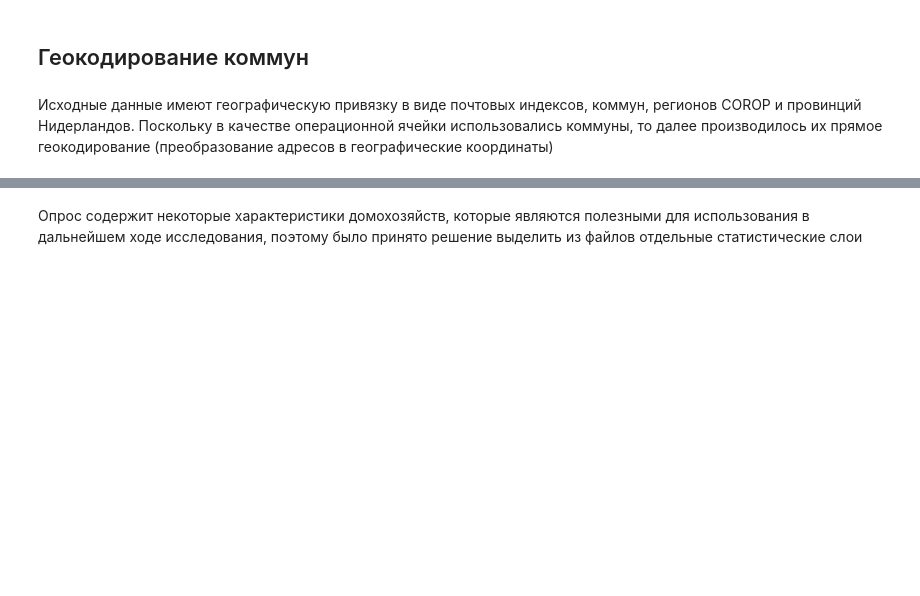
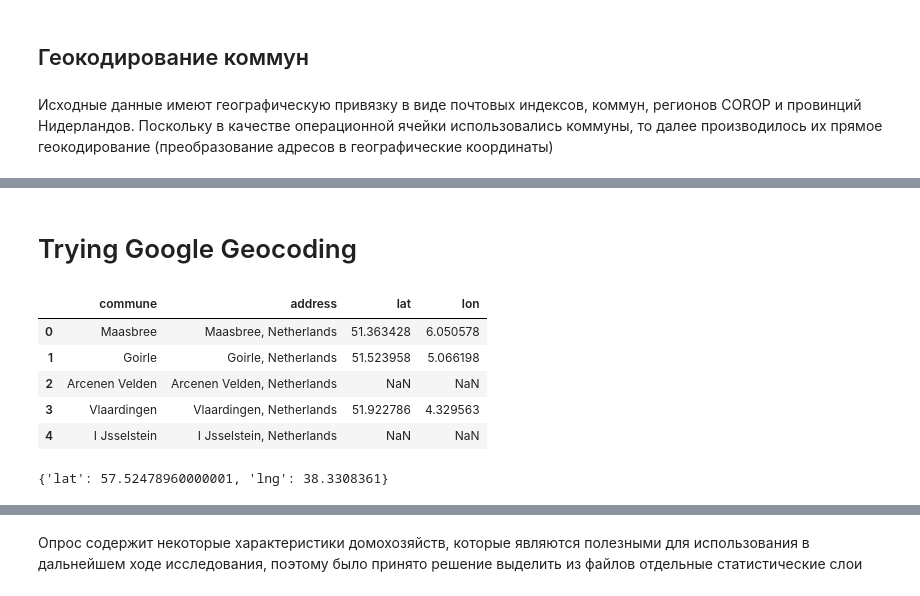
Before and after one commit to mtopnikov/NetherlandsCentralities, a Jupyter notebook: Data prerocessing.ipynb, the cells around one changed output, grey strips where cells are left out. Drawn from its saved outputs; the diff is of its cells as text; code cells hidden in the pictures; blank space fills up the shorter version.

Commit message:
Renew Data Preprocessing notebook

```diff
--- a/Data prerocessing.ipynb
+++ b/Data prerocessing.ipynb
@@ -267,10 +275,10 @@ def getCommunes(df):
 # %%
 communes_set = set()
 for dset in datasets:
-    communes_set = communes_set.union(getCommunes(df))
+    communes_set = communes_set.union(getCommunes(datasets[dset]))
 
 communes = pd.DataFrame({'commune' : list(communes_set)})
-communes['commune'] = communes.commune.apply(lambda x: x + ', Netherlands')
+communes['address'] = communes.commune.apply(lambda x: x + ', Netherlands')
 communes['lat'], communes['lon'] = pd.Series(), pd.Series()
 # %%
 import geocoder
@@ -286,19 +293,20 @@ def gcode(location):
         return g['lat'], g['lng'], g
     except Exception as e:
         print(e)
-        return np.NaN, np.NaN, g
+        return None, None, g
 # %%
-responses = []
+responses = defaultdict(dict)
 for i, row in tqdm(communes.iterrows()):
-    location = row['commune']
+    location = row['address']
     lat, lon, response = gcode(location)
     sleep(1)
 
-    responses.append([location, response])
+    responses[row['commune']] = response
 
-    communes.loc[communes.commune == location, 'lat'] = lat
-    communes.loc[communes.commune == location, 'lon'] = lon
+    communes.loc[communes.address == location, 'lat'] = lat
+    communes.loc[communes.address == location, 'lon'] = lon
 
-pd.DataFrame(responses, columns = ['commune', 'response']).to_csv('communes_geocoding_responses_v3.csv', index = None)
+with open('communes_responses_osm.json', 'w') as outfile:
+    json.dump(responses, outfile)
 # %%
 communes.plot.scatter('lon', 'lat')
@@ -323,0 +342,2 @@ geo_points_communes.to_file('communes_points.gpkg', driver = 'GPKG')
+# %% [markdown]
+# Trying Google Geocoding
@@ -323,0 +348,9 @@ geo_points_communes.to_file('communes_points.gpkg', driver = 'GPKG')
+# %%
+communes.head()
+# %% [output]
+|  | commune | address | lat | lon |
+| 0 | Maasbree | Maasbree, Netherlands | 51.363428 | 6.050578 |
+| 1 | Goirle | Goirle, Netherlands | 51.523958 | 5.066198 |
+| 2 | Arcenen Velden | Arcenen Velden, Netherlands | NaN | NaN |
+| 3 | Vlaardingen | Vlaardingen, Netherlands | 51.922786 | 4.329563 |
+| 4 | I Jsselstein | I Jsselstein, Netherlands | NaN | NaN |
@@ -323,0 +359,4 @@ geo_points_communes.to_file('communes_points.gpkg', driver = 'GPKG')
+# %%
+most_relevant['geometry']['location']
+# %% [output]
+{'lat': 57.52478960000001, 'lng': 38.3308361}
```
Also changed, not shown: parts of 25 cells of this notebook.
